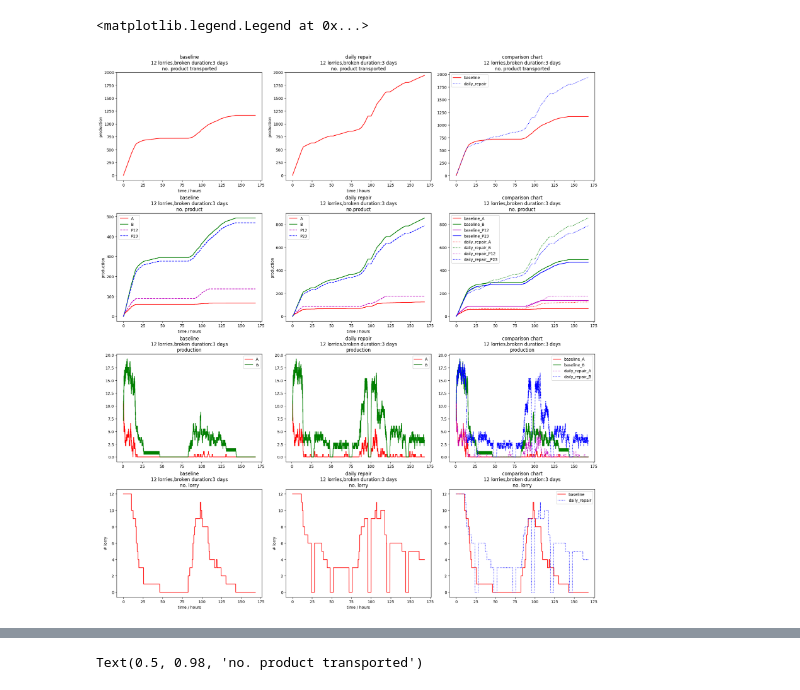
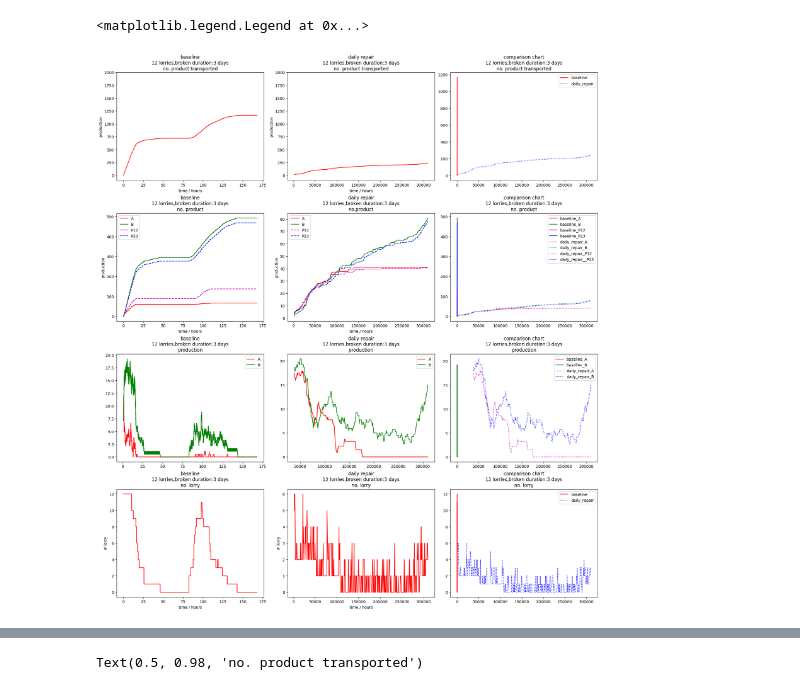
Before and after one commit to Observe-l/PredM, a Jupyter notebook: result_plot.ipynb, the cells around one changed output, grey strips where cells are left out. Saved outputs shown, nothing was run; the diff lists cells and outputs as text; code cells hidden in the pictures.

```diff
--- a/result_plot.ipynb
+++ b/result_plot.ipynb
@@ -5,7 +5,8 @@ import numpy as np
 # %%
 folder = 'result/12lorry_capacity-0.5_broken-3.0_mdp-1.0/'
 baseline = pd.read_csv(folder + 'baseline/result.csv')
-daily = pd.read_csv(folder + 'repair/result.csv')
+daily = pd.read_csv('result/gym_12lorry__broken-3/result.csv')
+daily['time'] = daily['time'] / 3600
 # daily = pd.read_csv('result.csv')
 plt_result = [baseline,daily]
 result_name = ['baseline\n12 lorries,broken duration:3 days\nno. product','daily repair\n12 lorries,broken duration:3 days\nno.product']
@@ -28,7 +29,7 @@ for ax, tmp_plt, tmp_name in zip(axs[0,0:2].flatten(),plt_result,trans_name):
     ax.set_title(tmp_name)
 
 axs[0,2].plot(baseline['time'].values, (baseline['A'] + baseline['P12'] + baseline['B'] + baseline['P23']).values,'r-', label='baseline')
-axs[0,2].plot(baseline['time'].values, (daily['A'] + daily['P12'] + daily['B'] + daily['P23']).values,'b:', label='daily_repair')
+axs[0,2].plot(daily['time'].values, (daily['A'] + daily['P12'] + daily['B'] + daily['P23']).values,'b:', label='daily_repair')
 axs[0,2].legend()
 axs[0,2].set_title('comparison chart\n12 lorries,broken duration:3 days\nno. product transported')
 
@@ -59,31 +60,31 @@ axs[1,2].set_title('comparison chart\n12 lorries,broken duration:3 days\nno. pro
 
 
 
 for ax, tmp_plt, tmp_name, tmp_result in zip(axs[2,0:2].flatten(),plt_rate,rate_name, plt_result):
     ax.plot(tmp_result['time'].values, tmp_plt['A'].values,'r-', label='A')
     ax.plot(tmp_result['time'].values, tmp_plt['B'].values,'g-', label='B')
     ax.set_title(tmp_name)
     ax.legend()
 
 axs[2,2].plot(baseline['time'].values, baseline_rate['A'].values,'r-', label='baseline_A')
 axs[2,2].plot(baseline['time'].values, baseline_rate['B'].values,'g-', label='baseline_B')
 axs[2,2].plot(daily['time'].values, daily_rate['A'].values,'m:', label='daily_repair_A')
 axs[2,2].plot(daily['time'].values, daily_rate['B'].values,'b:', label='daily_repair_B')
 axs[2,2].set_title('comparison chart\n12 lorries,broken duration:3 days\nproduction')
 axs[2,2].legend()
 
 lorry_no_name = ['baseline\n12 lorries,broken duration:3 days\nno. lorry','daily repair\n12 lorries,broken duration:3 days\nno. lorry']
 for ax, tmp_plt,tmp_name in zip(axs[3,0:2].flatten(), plt_result, lorry_no_name):
     ax.plot(tmp_plt['time'].values, tmp_plt['current_lorry'].values, 'r-')
     ax.set_xlabel('time / hours')
     ax.set_ylabel('# lorry')
     ax.set_title(tmp_name)
     # ax.set_ylim([0,6])
 
 axs[3,2].plot(baseline['time'].values,baseline['current_lorry'].values, 'r-', label='baseline')
 axs[3,2].plot(daily['time'].values,daily['current_lorry'].values, 'b:', label='daily_repair')
 axs[3,2].set_title('comparison chart\n12 lorries,broken duration:3 days\nno. lorry')
 axs[3,2].legend()
 # %% [output]
 <matplotlib.legend.Legend at 0x...>
-[figure, old version]
+[figure, new version]
```
Also changed, not shown: parts of 1 cell of this notebook, 5 other files.
